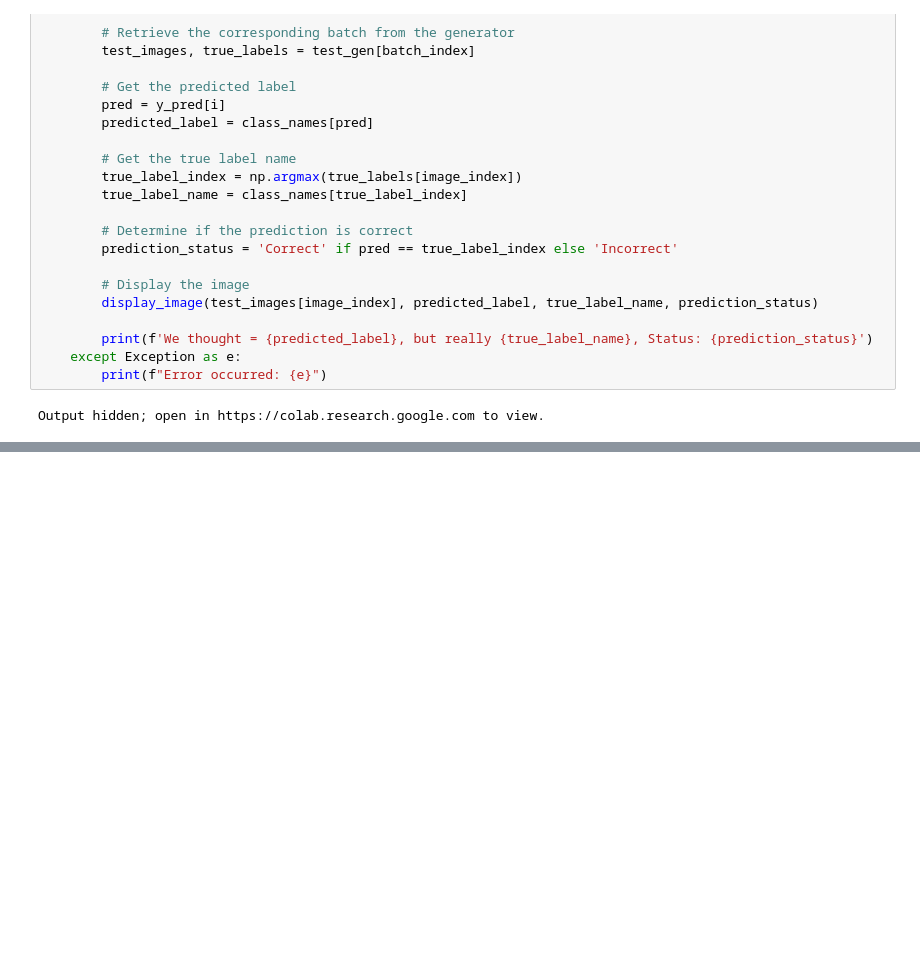
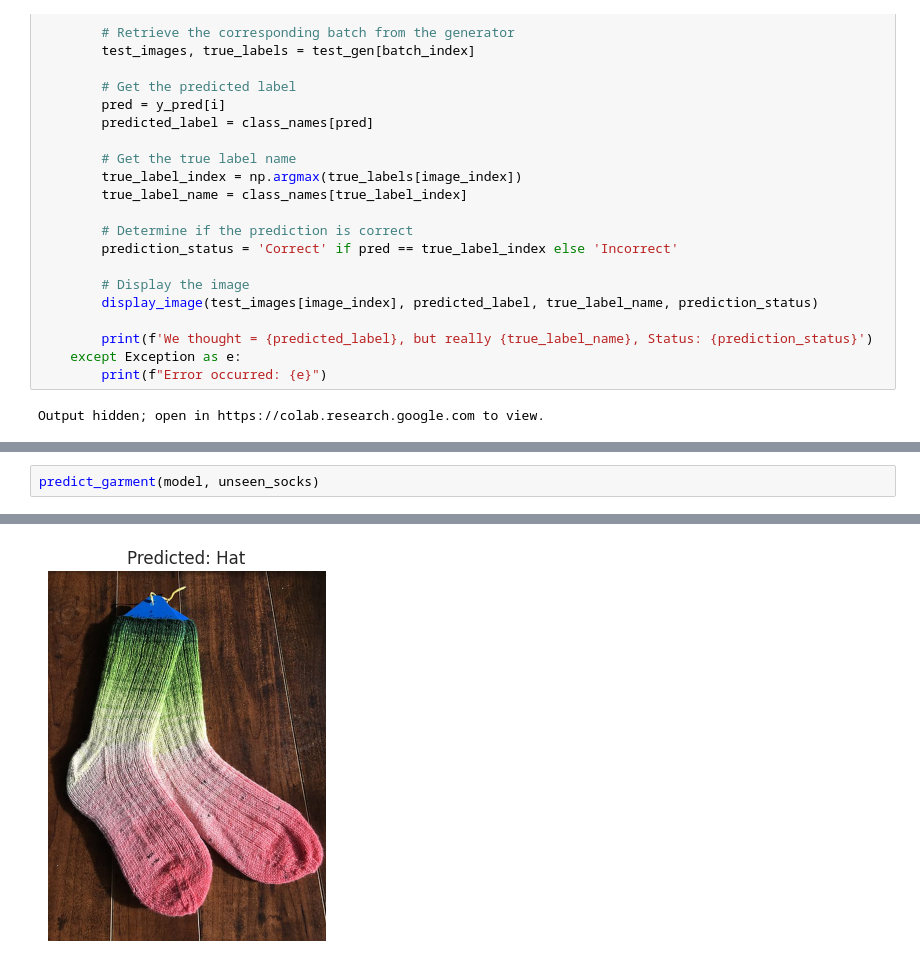
Before and after one commit to FragariaChemist/ravelry_project, a Jupyter notebook: code/ravelry_image_code.ipynb, the cells around one changed output, grey strips where cells are left out. Saved outputs shown, nothing was run; the diff lists cells and outputs as text; blank space fills up the shorter version.

```diff
--- a/code/ravelry_image_code.ipynb
+++ b/code/ravelry_image_code.ipynb
@@ -237 +287,4 @@ predict_garment(model, unseen_hat)
 [figure]
+# %%
+predict_garment(model, unseen_socks)
+# %% [output]
@@ -237,0 +292 @@ predict_garment(model, unseen_hat)
+[figure, added]
```
Also changed, not shown: parts of 27 cells of this notebook.
